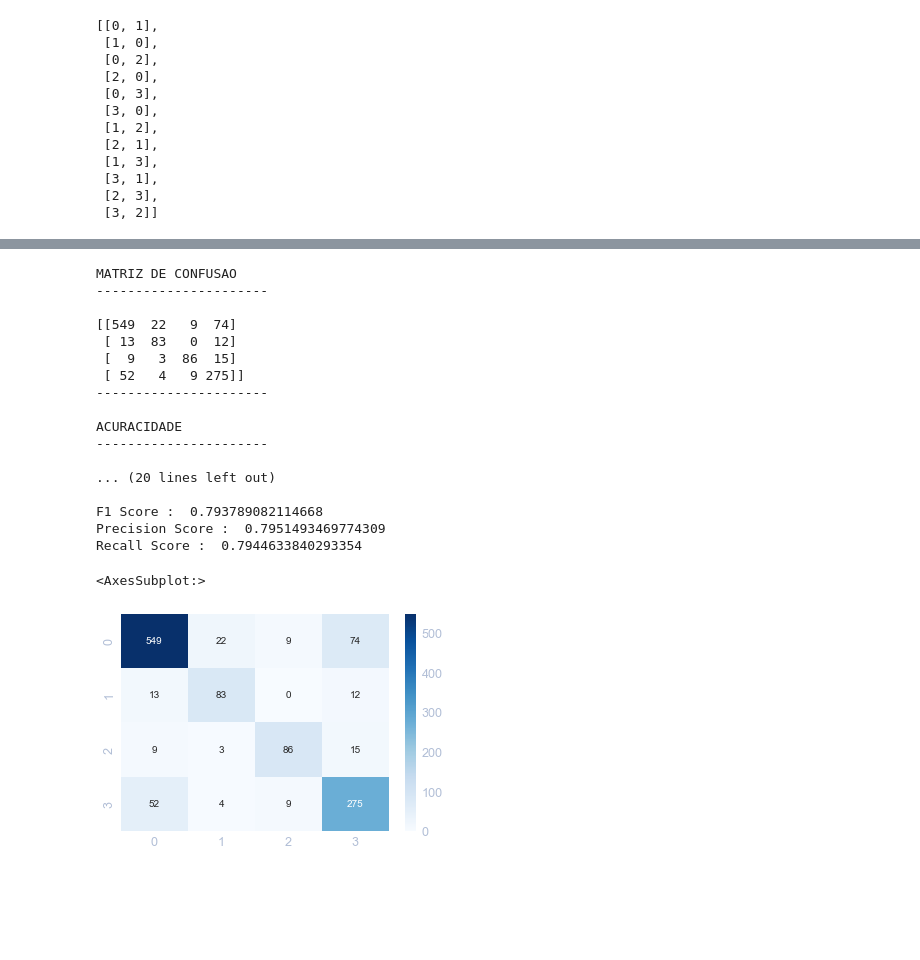
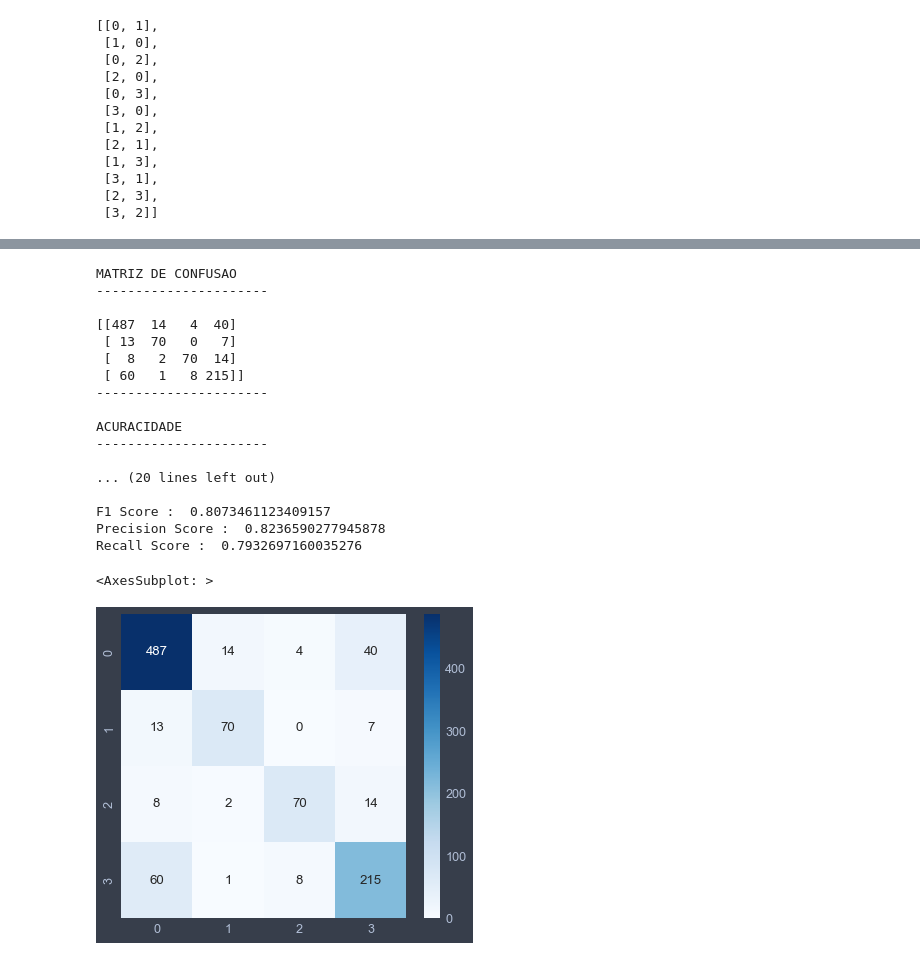
Before and after one commit to vceesar/Depressao-ML, a Jupyter notebook: depressao_notebook.ipynb, the cells around one changed output, grey strips where cells are left out. Saved outputs shown, nothing was run; the diff lists cells and outputs as text; code cells hidden in the pictures; blank space fills up the shorter version.

```diff
--- a/depressao_notebook.ipynb
+++ b/depressao_notebook.ipynb
@@ -194,0 +171,4 @@ Name: tweets, Length: 4049, dtype: object
+# %%
+df['tweets'] = df['tweets'].apply(remove_combining_fluent)
+# %%
+df['tweets'] = df['tweets'].apply(remove_pontuacoes)
@@ -195,15 +191,15 @@ Name: tweets, Length: 4049, dtype: object
 # %%
-stemmer = PorterStemmer()
+# stemmer = PorterStemmer()
 w_tokenizer = nltk.tokenize.WhitespaceTokenizer()
 lemmatizer = nltk.stem.WordNetLemmatizer()
 
 def lemmatize_text(text):
-    lemma_words = [lemmatizer.lemmatize(w) for w in w_tokenizer.tokenize(text)]
+    lemma_words = [lemmatizer.lemmatize(word) for word in w_tokenizer.tokenize(text)]
     return " ".join(lemma_words)
 
-def stemming_text(text):
-    stemming_words = [stemmer.stem(word) for word in nltk.word_tokenize(text)]
-    return " ".join(stemming_words)
+# def stemming_text(text):
+#     stemming_words = [stemmer.stem(word) for word in nltk.word_tokenize(text)]
+#     return " ".join(stemming_words)
 # %%
 df["tweets"] = df["tweets"].apply(lemmatize_text) ## para testar o stemming, basta trocar o nome da funcao no parametro.
 # df
@@ -262,8 +246,8 @@ print(tfidf_result)
 # %%
 #SEPARA OS CONJUNTOS DE TREINAMENTO E TESTE
-X = BagOfWords_result   #Caso necessite usar outro metodo apenas trocar essa variavel por tfidf_result ou BagOfWords_result
+X = tfidf_result  #Caso necessite usar outro metodo apenas trocar essa variavel por tfidf_result ou BagOfWords_result
 y = df['target']
-X_train, X_test, y_train, y_test = train_test_split(X, y, test_size=0.3, stratify=y, random_state=42)
+X_train, X_test, y_train, y_test = train_test_split(X, y, test_size=0.25, stratify=y, random_state=42)
 # %%
 ### ------------------------ TESTE COM ARVORE DE DECISÃO ------------------------------------------------
 
@@ -593,49 +580,53 @@ y_pred = rnd_mdl.predict(X_test)
 
 print(Style.BRIGHT + Fore.RED + "MATRIZ DE CONFUSAO" + Style.RESET_ALL)
 print("---------------------- \n")
 print(confusion_matrix(y_test, y_pred))
 print("---------------------- \n")
 
-
+acuracidade_rf = accuracy_score(y_test, y_pred)
 print(Style.BRIGHT + Fore.RED + "ACURACIDADE" + Style.RESET_ALL)
 print("---------------------- \n")
-print(accuracy_score(y_test, y_pred))
+print(acuracidade_rf)
 print("---------------------- \n")
 
 
 print(Fore.BLUE +  "\n \n  RELATORIO COM MAIS INFORMACOES")
 print("\n \n \n ")
 
+f1_score_rf = f1_score(y_test, y_pred, average="macro")
+precision_score_rf = precision_score(y_test, y_pred, average="macro")
+recall_score_rf = recall_score(y_test, y_pred,average="macro")
+
 print(classification_report(y_test, y_pred))
-print("F1 Score : ",f1_score(y_test, y_pred, average="macro"))
-print("Precision Score : ",precision_score(y_test, y_pred,
-                                           average="macro"))
-print("Recall Score : ",recall_score(y_test, y_pred,
-                                           average="macro"))
+print("F1 Score : ",f1_score_rf)
+print("Precision Score : ",precision_score_rf)
+print("Recall Score : ",recall_score_rf)
+
+
 
 sb.heatmap(confusion_matrix(y_test, y_pred), annot=True, cmap='Blues', fmt='g')
 
 ### ------------------------------------------------------------------------------------------------
 # %% [output]
 MATRIZ DE CONFUSAO
 ----------------------
 
-[[549  22   9  74]
- [ 13  83   0  12]
- [  9   3  86  15]
- [ 52   4   9 275]]
+[[487  14   4  40]
+ [ 13  70   0   7]
+ [  8   2  70  14]
+ [ 60   1   8 215]]
 ----------------------
 
 ACURACIDADE
 ----------------------
 
 ... (20 lines left out)
 
-F1 Score :  0.793789082114668
-Precision Score :  0.7951493469774309
-Recall Score :  0.7944633840293354
+F1 Score :  0.8073461123409157
+Precision Score :  0.8236590277945878
+Recall Score :  0.7932697160035276
-<AxesSubplot:>
+<AxesSubplot: >
-[figure, old version]
+[figure, new version]
 # %%
 # TESTE COM KNN
 knn = KNeighborsClassifier(3)
```
Also changed, not shown: parts of 38 cells of this notebook.
